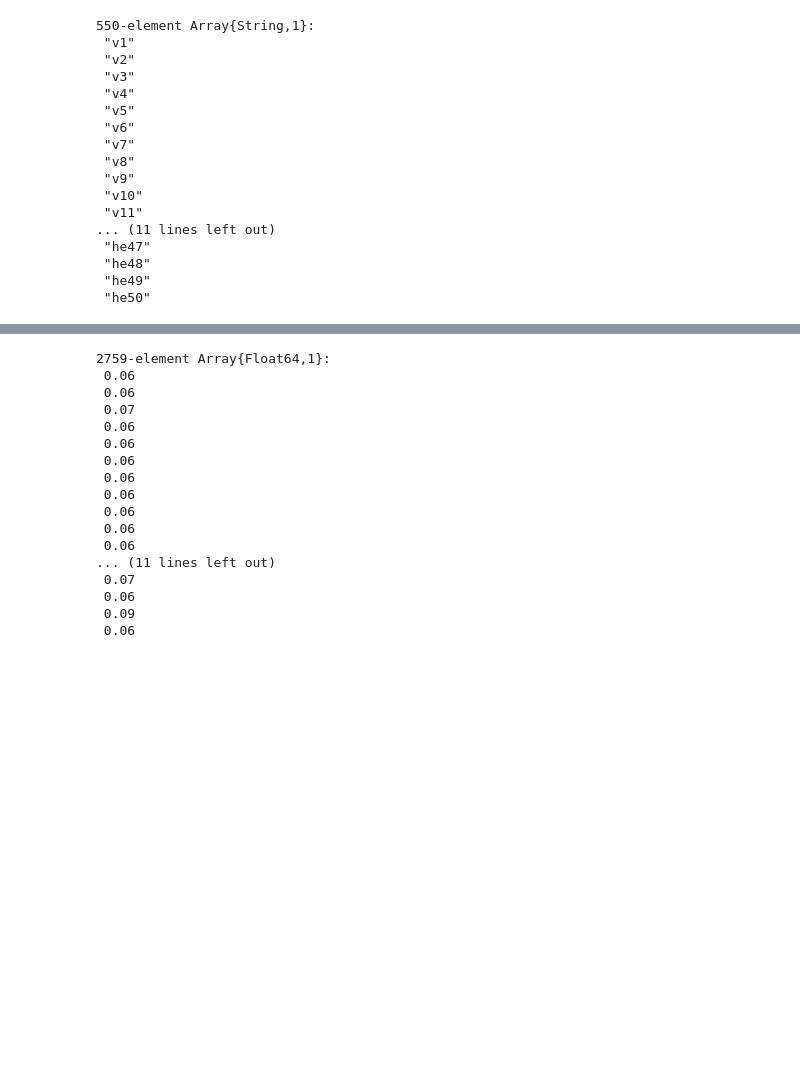
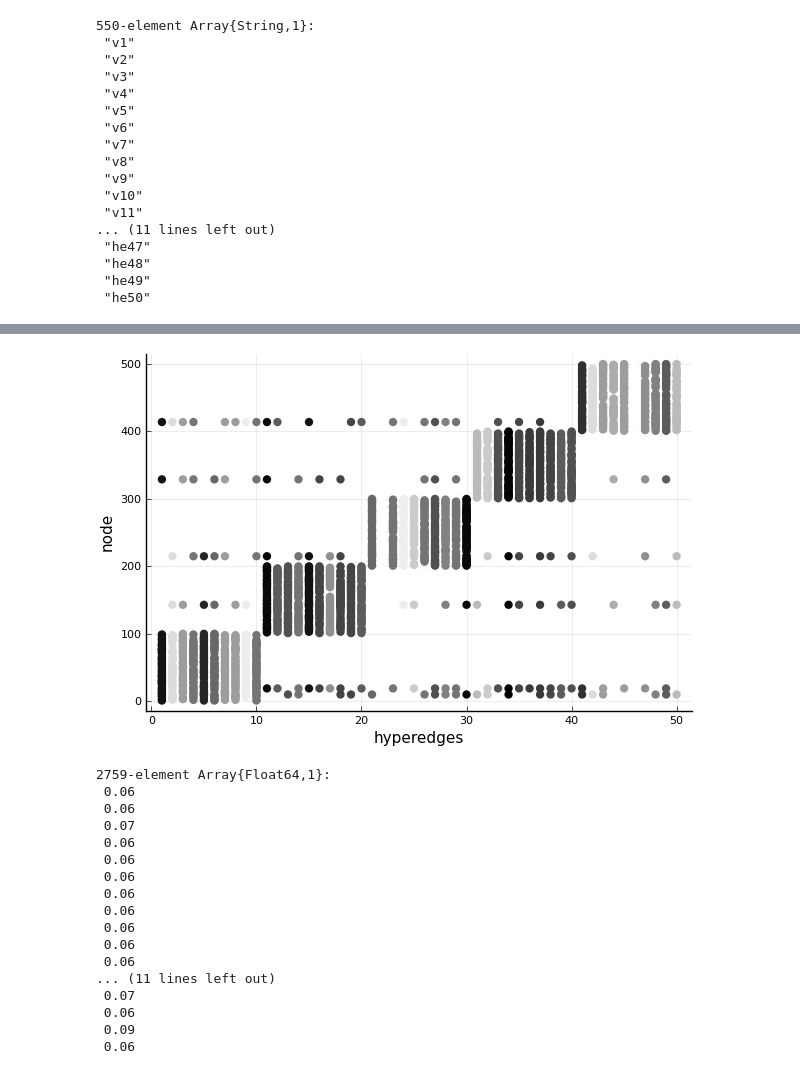
Before and after one commit to Inazuma110/HCBE.jl, a Jupyter notebook: jl/random.ipynb, the cells around one changed output, grey strips where cells are left out. Cells and saved outputs as stored; diff of their text form; code cells hidden in the pictures; blank space fills up the shorter version.

```diff
--- a/jl/random.ipynb
+++ b/jl/random.ipynb
@@ -223,3 +231,8 @@ Plots.scatter(vi)
+# %%
+include("ClusteringUtil.jl")
+plot_incidence(rg, "", tf)
+# %% [output]
+[figure, added]
 # %%
 include("./ClusteringUtil.jl")
 bg = build_bg(rg, tfidf)
```
Also changed, not shown: parts of 15 cells of this notebook, 4 other files.
